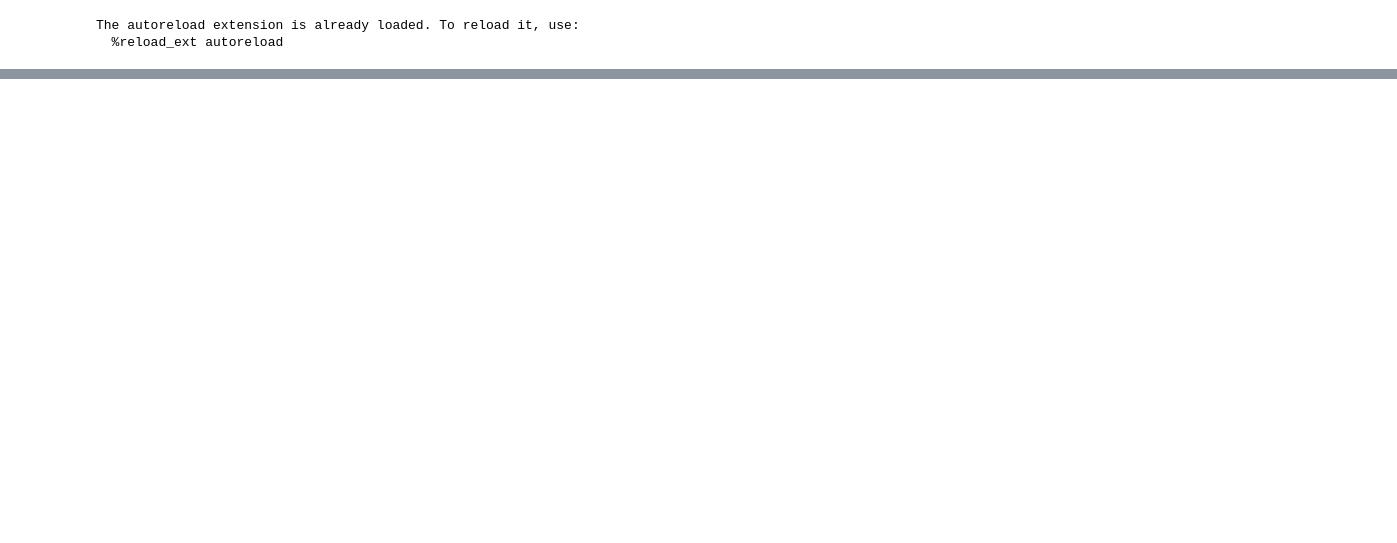
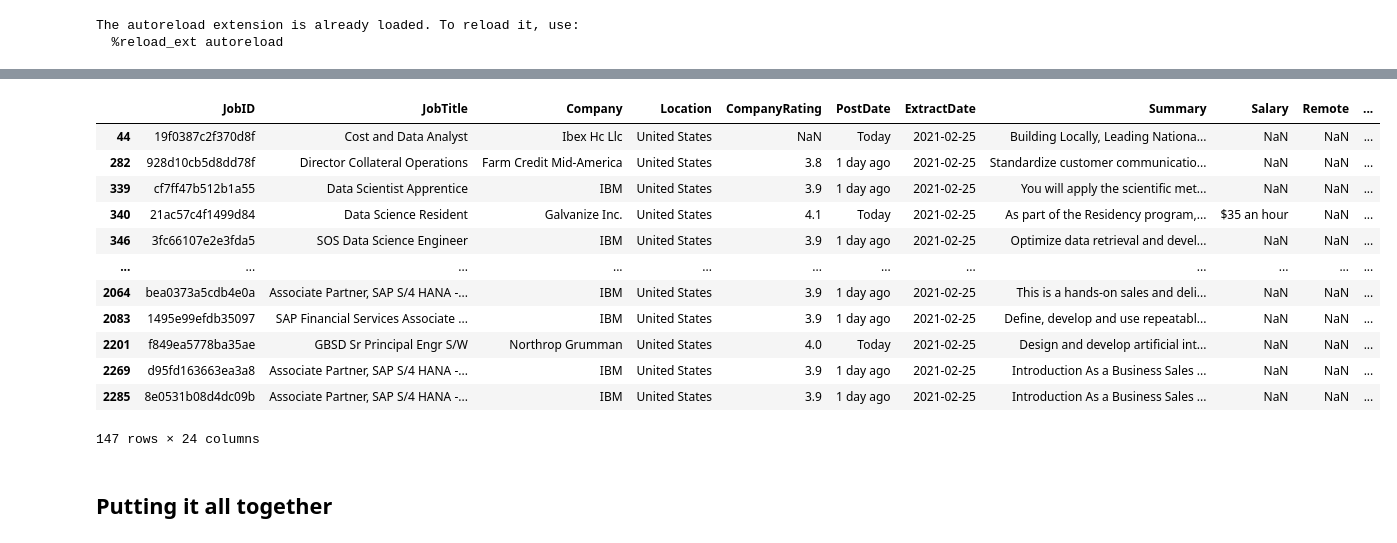
Before and after one commit to zhou8p/SpringBoardMainProjects, a Jupyter notebook: Capstone Two/notebooks/Indeed Job Data Wrangling.ipynb, the cells around one changed output, grey strips where cells are left out. Cells and saved outputs as stored; diff of their text form; code cells hidden in the pictures; blank space fills up the shorter version.

```diff
--- a/Capstone Two/notebooks/Indeed Job Data Wrangling.ipynb
+++ b/Capstone Two/notebooks/Indeed Job Data Wrangling.ipynb
@@ -879,0 +914,18 @@ data.loc[(data.Company.str.contains('Pearson',na=False)) & (data.State == 'NJ')]
+# %%
+data.loc[data.Location == 'United States']
+# %% [output]
+|  | JobID | JobTitle | Company | Location | CompanyRating | PostDate | ExtractDate | Summary | Salary | Remote | ... |
+| 44 | 19f0387c2f370d8f | Cost and Data Analyst | Ibex Hc Llc | United States | NaN | Today | 2021-02-25 | Building Locally, Leading Nationa... | NaN | NaN | ... |
+| 282 | 928d10cb5d8dd78f | Director Collateral Operations | Farm Credit Mid-America | United States | 3.8 | 1 day ago | 2021-02-25 | Standardize customer communicatio... | NaN | NaN | ... |
+| 339 | cf7ff47b512b1a55 | Data Scientist Apprentice | IBM | United States | 3.9 | 1 day ago | 2021-02-25 | You will apply the scientific met... | NaN | NaN | ... |
+| 340 | 21ac57c4f1499d84 | Data Science Resident | Galvanize Inc. | United States | 4.1 | Today | 2021-02-25 | As part of the Residency program,... | $35 an hour | NaN | ... |
+| 346 | 3fc66107e2e3fda5 | SOS Data Science Engineer | IBM | United States | 3.9 | 1 day ago | 2021-02-25 | Optimize data retrieval and devel... | NaN | NaN | ... |
+| ... | ... | ... | ... | ... | ... | ... | ... | ... | ... | ... | ... |
+| 2064 | bea0373a5cdb4e0a | Associate Partner, SAP S/4 HANA -... | IBM | United States | 3.9 | 1 day ago | 2021-02-25 | This is a hands-on sales and deli... | NaN | NaN | ... |
+| 2083 | 1495e99efdb35097 | SAP Financial Services Associate ... | IBM | United States | 3.9 | 1 day ago | 2021-02-25 | Define, develop and use repeatabl... | NaN | NaN | ... |
+| 2201 | f849ea5778ba35ae | GBSD Sr Principal Engr S/W | Northrop Grumman | United States | 4.0 | Today | 2021-02-25 | Design and develop artificial int... | NaN | NaN | ... |
+| 2269 | d95fd163663ea3a8 | Associate Partner, SAP S/4 HANA -... | IBM | United States | 3.9 | 1 day ago | 2021-02-25 | Introduction As a Business Sales ... | NaN | NaN | ... |
+| 2285 | 8e0531b08d4dc09b | Associate Partner, SAP S/4 HANA -... | IBM | United States | 3.9 | 1 day ago | 2021-02-25 | Introduction As a Business Sales ... | NaN | NaN | ... |
+147 rows × 24 columns
+# %% [markdown]
+## Putting it all together
```
Also changed, not shown: parts of 74 cells of this notebook.
